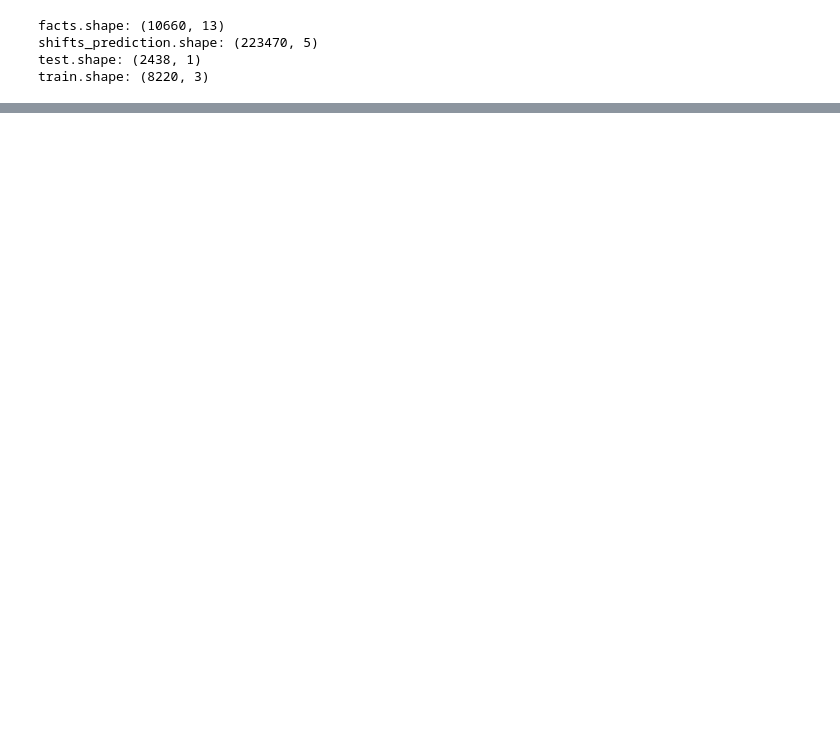
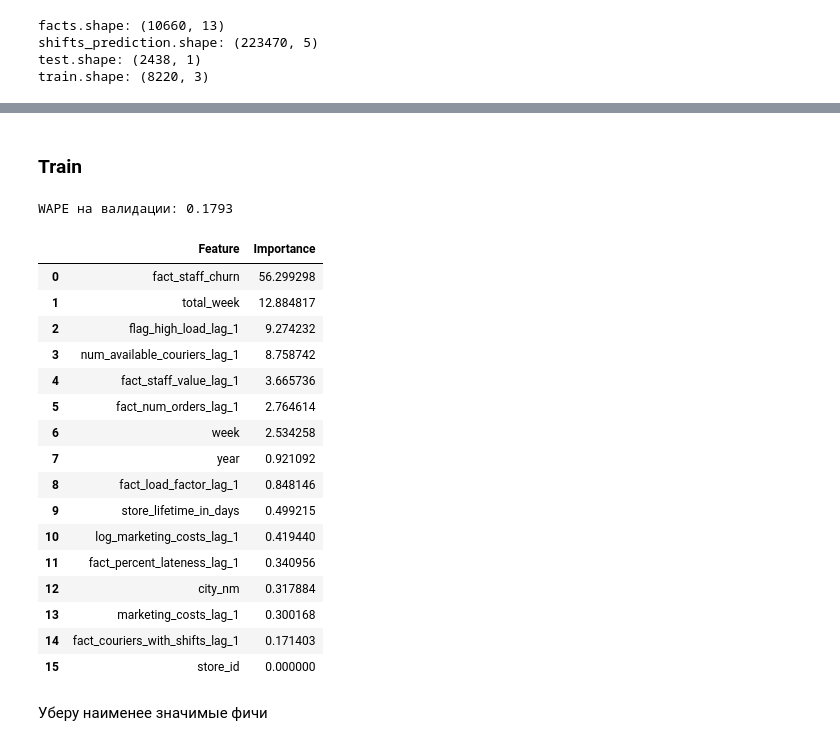
Before and after one commit to Ivan137950/Samokat_kaggle, a Jupyter notebook: samokat.ipynb, the cells around one changed output, grey strips where cells are left out. Saved outputs shown, nothing was run; the diff lists cells and outputs as text; code cells hidden in the pictures; blank space fills up the shorter version.

Commit message:
Добавил новых экспериментов. Получил хорошее WAPE

```diff
--- a/samokat.ipynb
+++ b/samokat.ipynb
@@ -526,0 +188,5 @@ print(f"FINAL WAPE = {wape}")
+# %%
+train['calendar_dt'] = pd.to_datetime(train['calendar_dt'])
+# JOIN features
+df = pd.merge(facts, train, on=('calendar_dt', 'store_id'))
+# + targets
@@ -526,0 +195,7 @@ print(f"FINAL WAPE = {wape}")
+# %%
+train_data = df[df['total_week'] < TRAIN_BOARD]
+val_data = df[
+    (df['total_week'] >= TRAIN_BOARD) &
+    (df['total_week'] < VAL_BOARD)
+    ]
+test_data = df[df['total_week'] >= VAL_BOARD]
@@ -526,0 +260,2 @@ print(f"FINAL WAPE = {wape}")
+# %% [markdown]
+### Train
@@ -526,0 +267,51 @@ print(f"FINAL WAPE = {wape}")
+# %%
+model_catboost = CatBoostRegressor(
+    learning_rate=0.005,
+    depth=3,
+    l2_leaf_reg=1,
+    loss_function='MAE',
+    eval_metric='MAE',
+    verbose=False
+    )
+
+model_catboost.fit(
+    X_train,
+    y=y_train,
+    cat_features=cat_features,
+    use_best_model=True,
+    eval_set=(X_val, y_val))
+
+
+y_pred = model_catboost.predict(X_test)
+wape = WAPE(y_test, y_pred)
+print(f"WAPE на валидации: {wape:.4f}")
+# %% [output]
+WAPE на валидации: 0.1793
+# %%
+feature_scores = model_catboost.get_feature_importance()
+df_importance = pd.DataFrame({
+    'Feature': X_train.columns,
+    'Importance': feature_scores
+})
+df_importance = df_importance.sort_values('Importance', ascending=False).reset_index(drop=True)
+df_importance
+# %% [output]
+|  | Feature | Importance |
+| 0 | fact_staff_churn | 56.299298 |
+| 1 | total_week | 12.884817 |
+| 2 | flag_high_load_lag_1 | 9.274232 |
+| 3 | num_available_couriers_lag_1 | 8.758742 |
+| 4 | fact_staff_value_lag_1 | 3.665736 |
+| 5 | fact_num_orders_lag_1 | 2.764614 |
+| 6 | week | 2.534258 |
+| 7 | year | 0.921092 |
+| 8 | fact_load_factor_lag_1 | 0.848146 |
+| 9 | store_lifetime_in_days | 0.499215 |
+| 10 | log_marketing_costs_lag_1 | 0.419440 |
+| 11 | fact_percent_lateness_lag_1 | 0.340956 |
+| 12 | city_nm | 0.317884 |
+| 13 | marketing_costs_lag_1 | 0.300168 |
+| 14 | fact_couriers_with_shifts_lag_1 | 0.171403 |
+| 15 | store_id | 0.000000 |
+# %% [markdown]
+Уберу наименее значимые фичи
```
Also changed, not shown: parts of 87 cells of this notebook.
